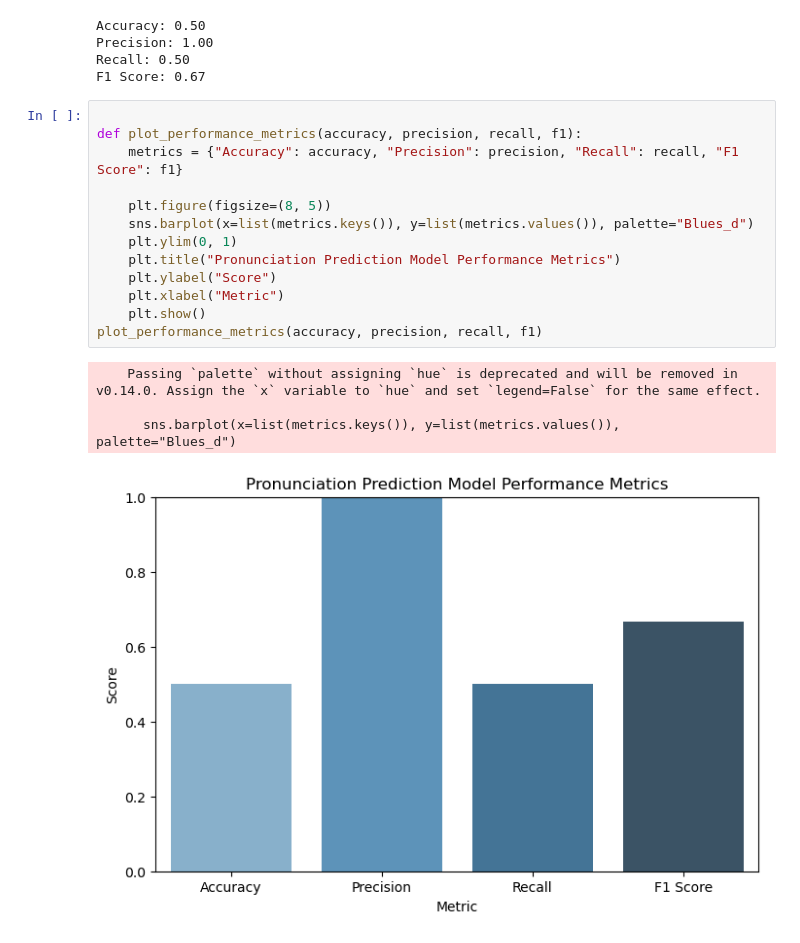
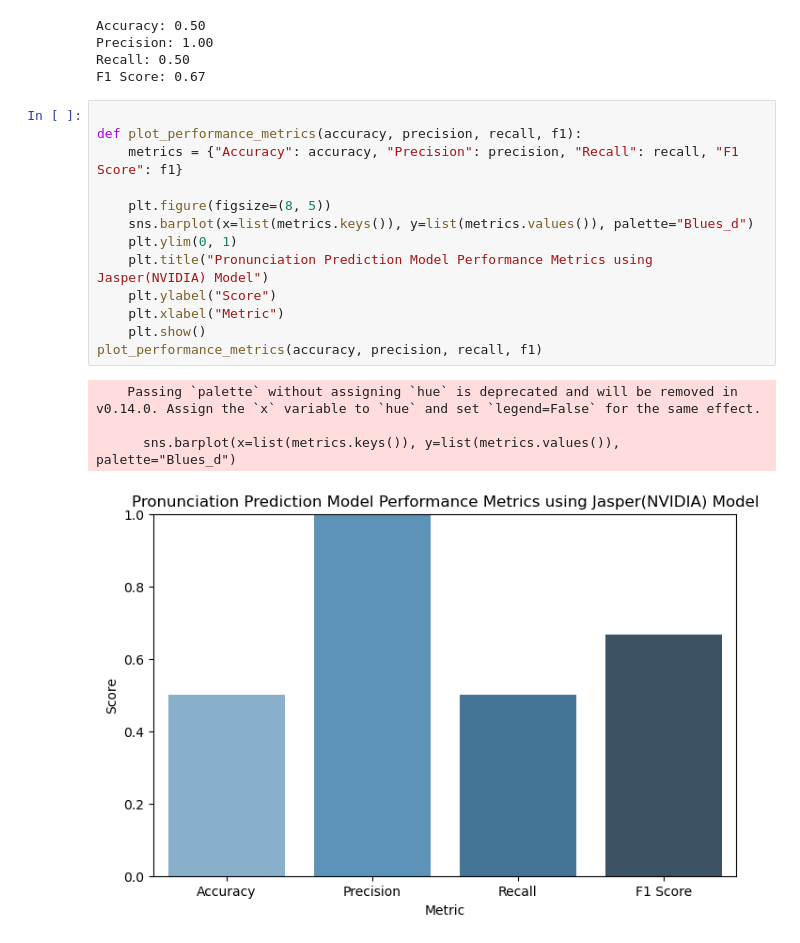
Before and after one commit to Jonam-2004/voice-based-pronunciation-prediction, a Jupyter notebook: Jasper.ipynb, the cells around one changed output. Cells and saved outputs as stored; diff of their text form.

```diff
--- a/Jasper.ipynb
+++ b/Jasper.ipynb
@@ -104,18 +131,18 @@ F1 Score: 0.67
 # %%
 
 def plot_performance_metrics(accuracy, precision, recall, f1):
     metrics = {"Accuracy": accuracy, "Precision": precision, "Recall": recall, "F1 Score": f1}
 
     plt.figure(figsize=(8, 5))
     sns.barplot(x=list(metrics.keys()), y=list(metrics.values()), palette="Blues_d")
     plt.ylim(0, 1)
-    plt.title("Pronunciation Prediction Model Performance Metrics")
+    plt.title("Pronunciation Prediction Model Performance Metrics using Jasper(NVIDIA) Model")
     plt.ylabel("Score")
     plt.xlabel("Metric")
     plt.show()
 plot_performance_metrics(accuracy, precision, recall, f1)
 # %% [output]
     Passing `palette` without assigning `hue` is deprecated and will be removed in v0.14.0. Assign the `x` variable to `hue` and set `legend=False` for the same effect.
 
       sns.barplot(x=list(metrics.keys()), y=list(metrics.values()), palette="Blues_d")
-[figure, old version]
+[figure, new version]
```
Also changed, not shown: parts of 5 cells of this notebook, 5 other files.
